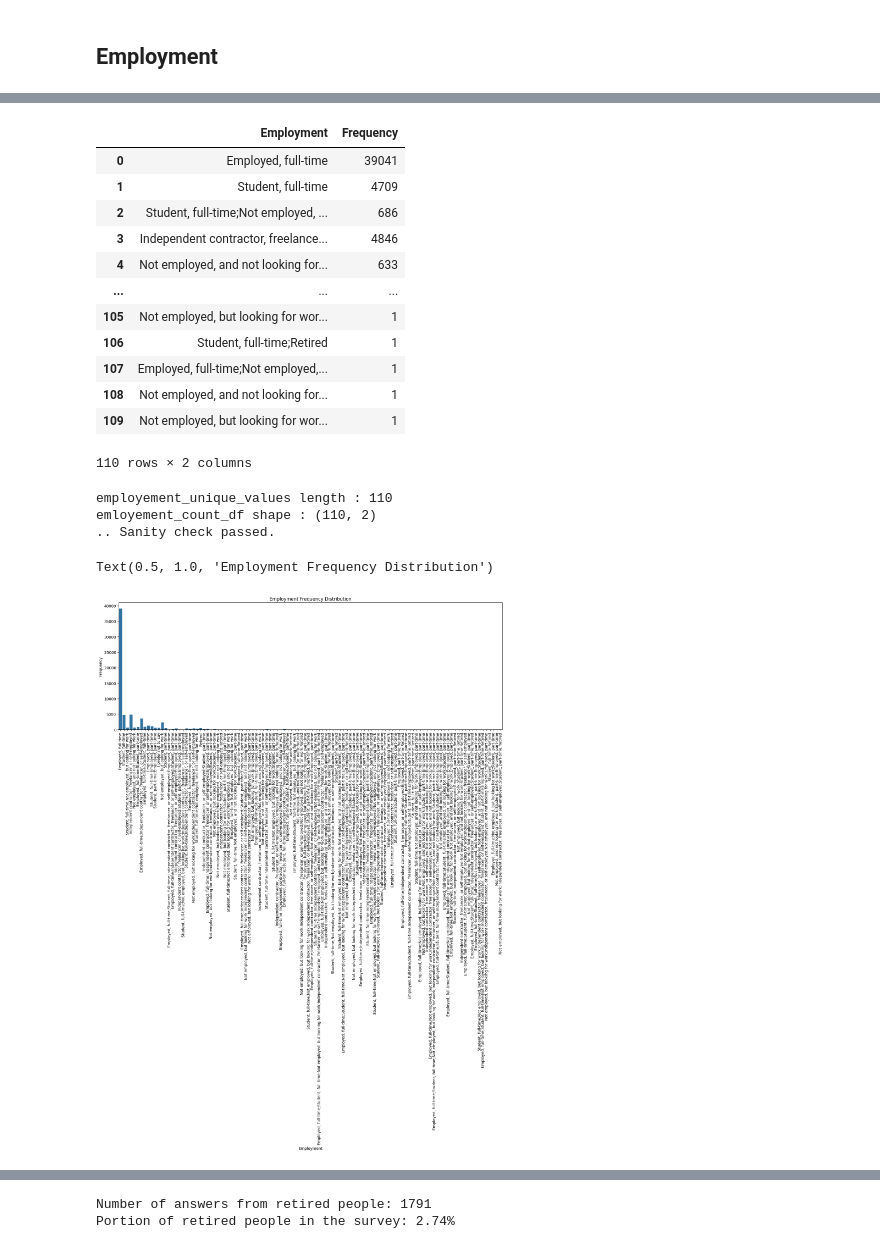
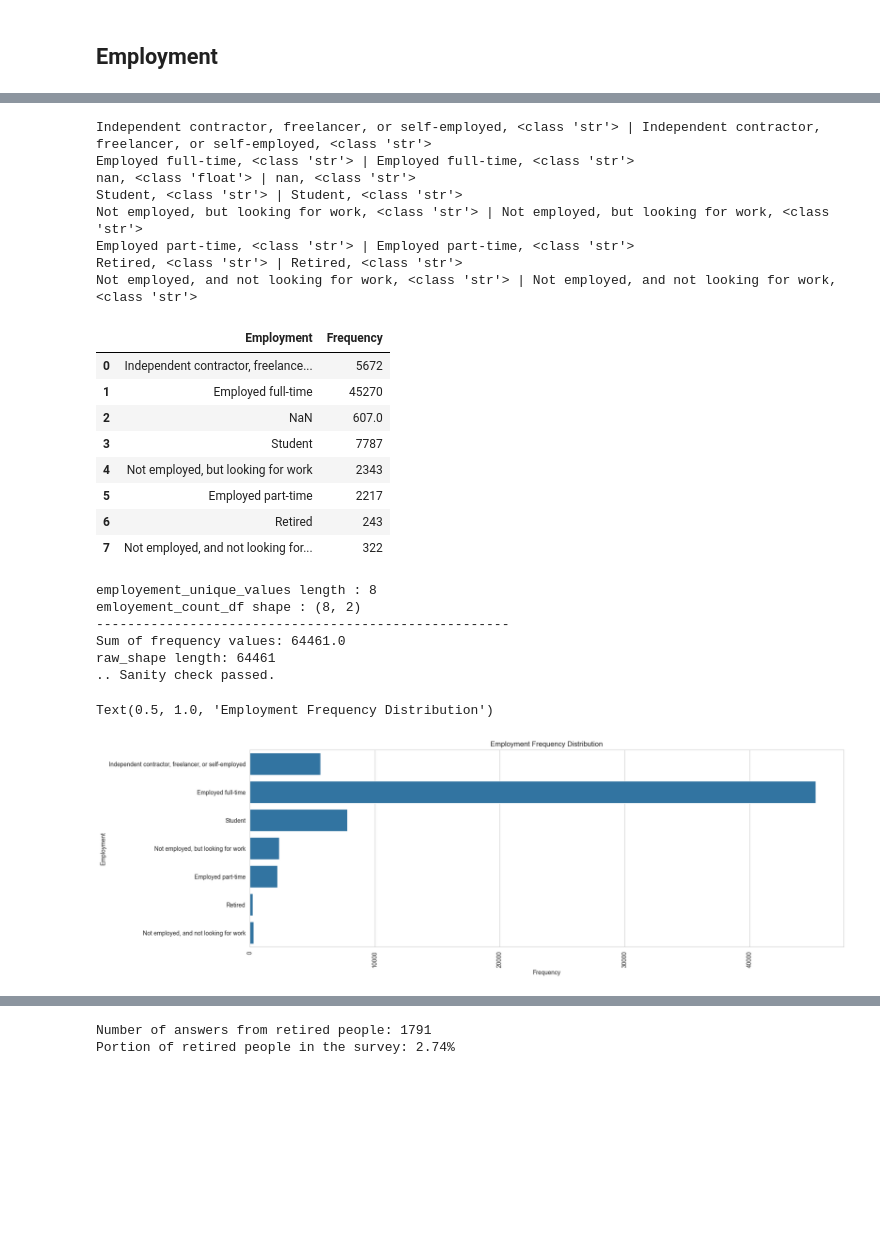
Before and after one commit to Momellouky/jobme, a Jupyter notebook: notebooks/02_data_analysis.ipynb, the cells around one changed output, grey strips where cells are left out. Saved outputs shown, nothing was run; the diff lists cells and outputs as text; code cells hidden in the pictures; blank space fills up the shorter version.

Commit message:
fix: sanity check for employement analysis

```diff
--- a/notebooks/02_data_analysis.ipynb
+++ b/notebooks/02_data_analysis.ipynb
@@ -6,7 +6,7 @@ import seaborn as sns
 # %% [markdown]
 # Load Data
 # %%
-RAW_DATA_PATH = "../data/raw/survey_results_public.csv"
+RAW_DATA_PATH = "../data/raw/2020/survey_results_public.csv"
 # %%
 raw_df = pd.read_csv(RAW_DATA_PATH)
 raw_df
@@ -138,54 +126,75 @@ employement_unique_values:
+# %%
+for el in employement_unique_values:
+    print(f"{el}, {type(el)} | {str(el)}, {type(str(el))}")
+# %% [output]
+Independent contractor, freelancer, or self-employed, <class 'str'> | Independent contractor, freelancer, or self-employed, <class 'str'>
+Employed full-time, <class 'str'> | Employed full-time, <class 'str'>
+nan, <class 'float'> | nan, <class 'str'>
+Student, <class 'str'> | Student, <class 'str'>
+Not employed, but looking for work, <class 'str'> | Not employed, but looking for work, <class 'str'>
+Employed part-time, <class 'str'> | Employed part-time, <class 'str'>
+Retired, <class 'str'> | Retired, <class 'str'>
+Not employed, and not looking for work, <class 'str'> | Not employed, and not looking for work, <class 'str'>
 # %%
 employement_unique_values_count = []
-for value in employement_unique_values:
-    employement_count = raw_df[raw_df['Employment'] == value].shape[0]
-    employement_unique_values_count.append(employement_count)
+for emp_type in employement_unique_values:
+    if str(emp_type) != "nan":
+        employement_count = raw_df[raw_df['Employment'] == emp_type].shape[0]
+        employement_unique_values_count.append(employement_count)
+    else :
+        employement_unique_values_count.append(raw_df['Employment'].isna().sum())
+
+# employement_unique_values_count.append(raw_df['Employment'].isna().sum())
 
 emloyement_count_df = pd.DataFrame([employement_unique_values, employement_unique_values_count]).T
 emloyement_count_df.columns = ['Employment', 'Frequency']
 emloyement_count_df
 # %% [output]
 |  | Employment | Frequency |
-| 0 | Employed, full-time | 39041 |
-| 1 | Student, full-time | 4709 |
-| 2 | Student, full-time;Not employed, ... | 686 |
-| 3 | Independent contractor, freelance... | 4846 |
-| 4 | Not employed, and not looking for... | 633 |
-| ... | ... | ... |
-| 105 | Not employed, but looking for wor... | 1 |
-| 106 | Student, full-time;Retired | 1 |
-| 107 | Employed, full-time;Not employed,... | 1 |
-| 108 | Not employed, and not looking for... | 1 |
-| 109 | Not employed, but looking for wor... | 1 |
+| 0 | Independent contractor, freelance... | 5672 |
+| 1 | Employed full-time | 45270 |
+| 2 | NaN | 607.0 |
+| 3 | Student | 7787 |
+| 4 | Not employed, but looking for work | 2343 |
+| 5 | Employed part-time | 2217 |
+| 6 | Retired | 243 |
+| 7 | Not employed, and not looking for... | 322 |
-110 rows × 2 columns
 # %%
 # sanity check
 print(f"employement_unique_values length : {employement_unique_values.shape[0]}")
 print(f"emloyement_count_df shape : {emloyement_count_df.shape}")
 
+print(f"-----------------------------------------------------")
 freq_sum = emloyement_count_df['Frequency'].sum()
 raw_df_shape = raw_df.shape[0]
+
+print(f"Sum of frequency values: {freq_sum}")
+print(f"raw_shape length: {raw_df_shape}")
+
 
 if (employement_unique_values.shape[0] == emloyement_count_df.shape[0]) and (freq_sum == raw_df_shape):
     print(f".. Sanity check passed. ")
 else:
     print(f".. Sanity check failed. ")
 # %% [output]
-employement_unique_values length : 110
-emloyement_count_df shape : (110, 2)
+employement_unique_values length : 8
+emloyement_count_df shape : (8, 2)
+-----------------------------------------------------
+Sum of frequency values: 64461.0
+raw_shape length: 64461
 .. Sanity check passed.
 # %%
 # plot emloyement_count_df
 
 plt.figure(figsize=(18, 6))
 plt.xticks(rotation=90)
-sns.barplot(x=emloyement_count_df['Employment'],
-            y=emloyement_count_df['Frequency'],
+sns.barplot(y=emloyement_count_df['Employment'],
+            x=emloyement_count_df['Frequency'],
             data=emloyement_count_df)
 plt.title("Employment Frequency Distribution")
 # %% [output]
 Text(0.5, 1.0, 'Employment Frequency Distribution')
-[figure, old version]
+[figure, new version]
 # %%
 # Most frequency Employments
 freq_employments = emloyement_count_df.sort_values(by='Frequency', ascending=False)[0:22]
```
Also changed, not shown: parts of 8 cells of this notebook, 1 other file.
